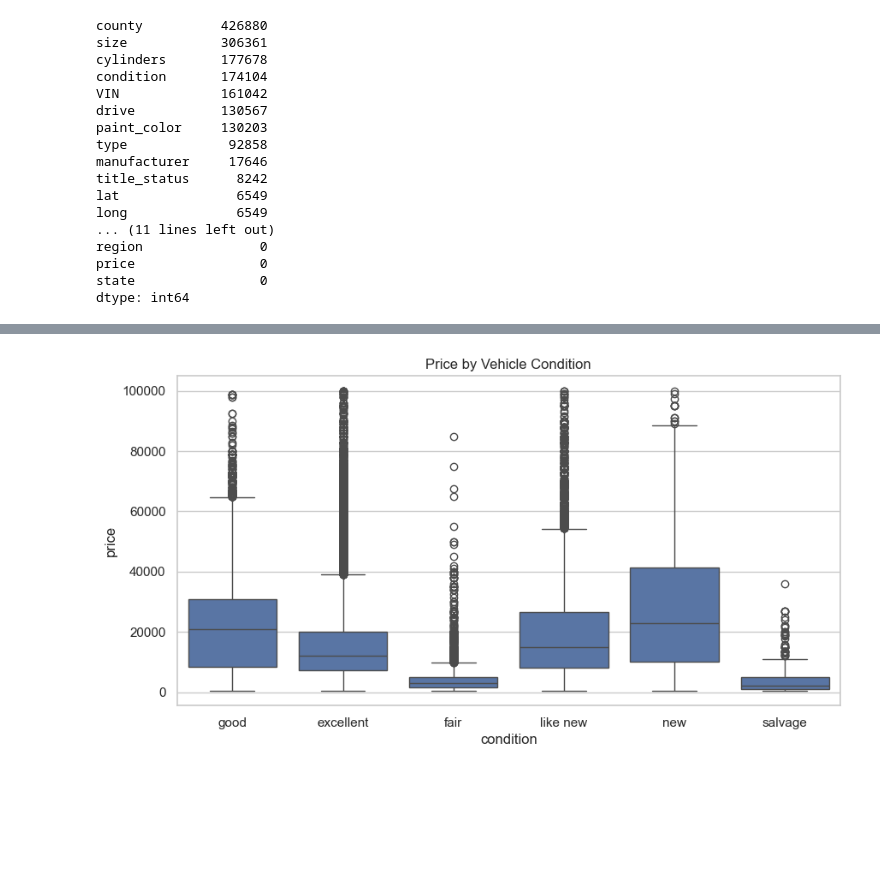
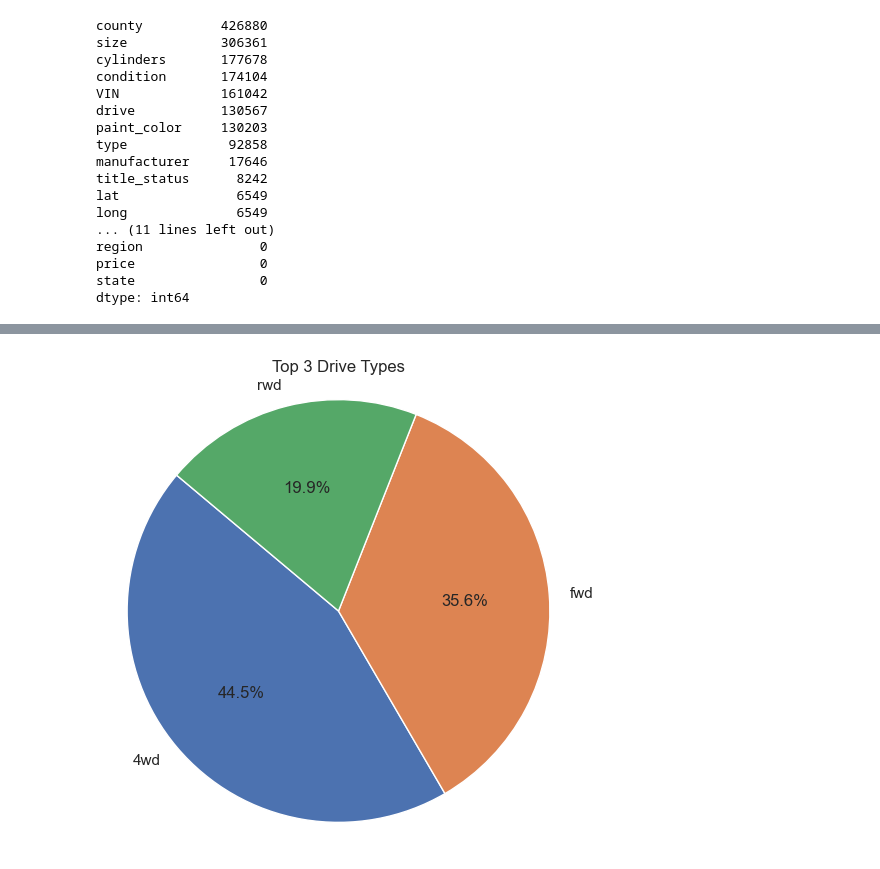
Before and after one commit to JaySorawit/MlopsProject_UsedCarPricePredictor, a Jupyter notebook: notebooks/eda.ipynb, the cells around one changed output, grey strips where cells are left out. Cells and saved outputs as stored; diff of their text form; code cells hidden in the pictures; blank space fills up the shorter version.

```diff
--- a/notebooks/eda.ipynb
+++ b/notebooks/eda.ipynb
@@ -111,9 +112,12 @@ plt.show()
-# %%
-
-# Boxplot of price by condition
-plt.figure(figsize=(10, 5))
-sns.boxplot(x='condition', y='price', data=df)
-plt.title('Price by Vehicle Condition')
-plt.show()
-# %% [output]
-[figure, removed]
+# %%
+
+top3_drive = df['drive'].value_counts().nlargest(3)
+
+# พล็อต pie chart
+plt.figure(figsize=(6, 6))
+plt.pie(top3_drive, labels=top3_drive.index, autopct='%1.1f%%', startangle=140)
+plt.title('Top 3 Drive Types')
+plt.axis('equal')  # ให้วงกลมสมส่วน
+plt.show()
+# %% [output]
+[figure, added]
```
Also changed, not shown: parts of 9 cells of this notebook, 2 other files.
